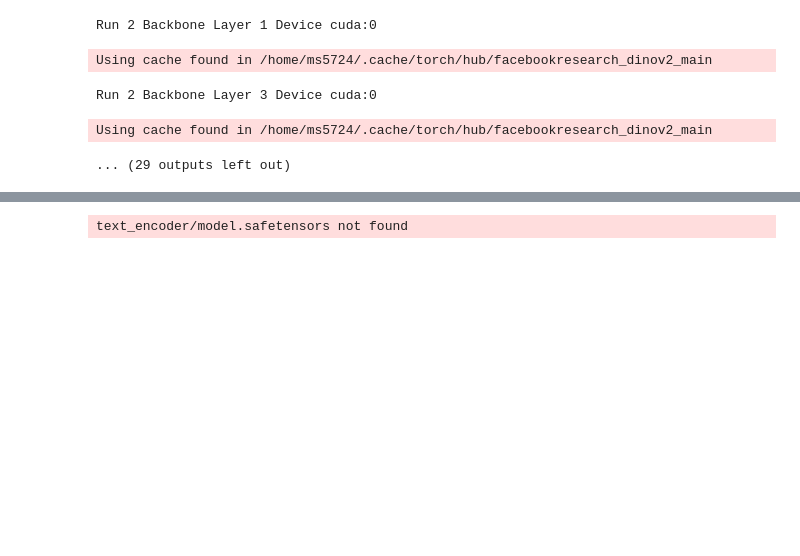
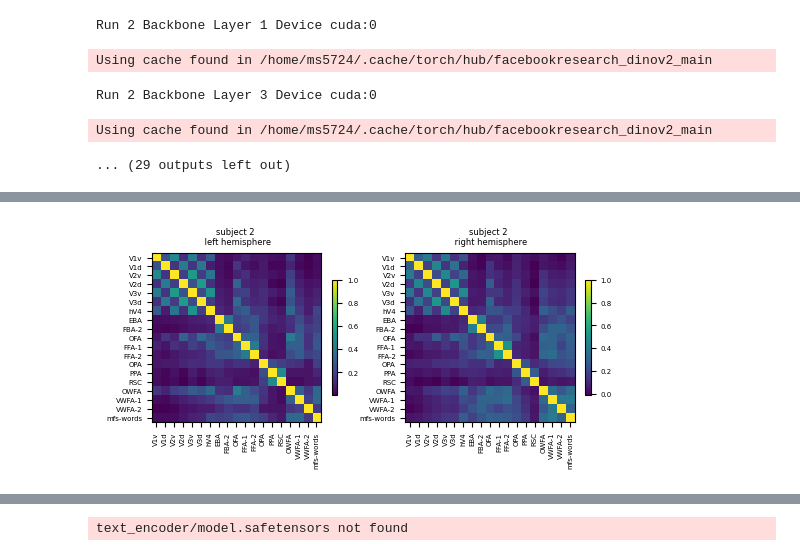
Before and after one commit to sunminni1031/transformer_brain_encoder, a Jupyter notebook: brain_guided_image_generation.ipynb, the cells around one changed output, grey strips where cells are left out. Drawn from its saved outputs; the diff is of its cells as text; code cells hidden in the pictures; blank space fills up the shorter version.

```diff
--- a/brain_guided_image_generation.ipynb
+++ b/brain_guided_image_generation.ipynb
@@ -78,0 +139,49 @@ Using cache found in /home/ms5724/.cache/torch/hub/facebookresearch_dinov2_main
+# %%
+side_list = ['lh', 'rh']
+roi_names_list = []
+rsa_avg_list = []
+for side in side_list:
+    roi_names = []
+    roi_i_arr = []
+    for i in range(24):
+        if getattr(model, f'{side}_challenge_rois')[i].sum().cpu().numpy() > 0:
+            roi_names.append(getattr(model, f'{side}_roi_names')[i])
+            roi_i_arr.append((i if side == 'lh' else i + 25))
+    roi_names_list.append(roi_names)
+
+    rsa_avg = []
+    n_roi = len(roi_i_arr)
+    for i_model in range(20):
+        rsa = np.zeros((n_roi, n_roi))
+        for ii, i in enumerate(roi_i_arr):
+            for jj, j in enumerate(roi_i_arr):
+                cur_i = q_linear_list[i_model][i]
+                cur_j = q_linear_list[i_model][j]
+                rsa[ii, jj] = cur_i @ cur_j / np.linalg.norm(cur_i) / np.linalg.norm(cur_j)
+                # rsa[ii, jj] = np.linalg.norm(cur_i - cur_j)
+        rsa_avg.append(rsa)
+    rsa_avg = np.array(rsa_avg).mean(0)
+    rsa_avg_list.append(rsa_avg)
+
+
+plt.rcParams.update({'font.size': 5})
+fig, axes = plt.subplots(1, 2, figsize=(6, 3))
+for iside in range(2):
+    ax = axes[iside]
+    rsa_avg = rsa_avg_list[iside]
+    roi_names = roi_names_list[iside]
+    im = ax.imshow(rsa_avg)
+    fig.colorbar(im, shrink=0.5)
+    ax.set_yticks(np.arange(len(roi_names)))
+    _ = ax.set_yticklabels(roi_names)
+    ax.set_xticks(np.arange(len(roi_names)))
+    _ = ax.set_xticklabels(roi_names, rotation=90)
+    side_str = ['left', 'right'][iside]
+    ax.set_title(f'subject {subj} \n {side_str} hemisphere')
+
+save_dir = '/engram/nklab/ms5724/transformer_brain_encoder'
+fig_name = f'{save_dir}/figures/rsa_subj{subj}.png'
+fig.savefig(fig_name, bbox_inches='tight')
+fig.savefig(fig_name.replace('.png', '.pdf'), bbox_inches='tight')
+# %% [output]
+[figure, added]
```
Also changed, not shown: parts of 13 cells of this notebook, 1 other file.
